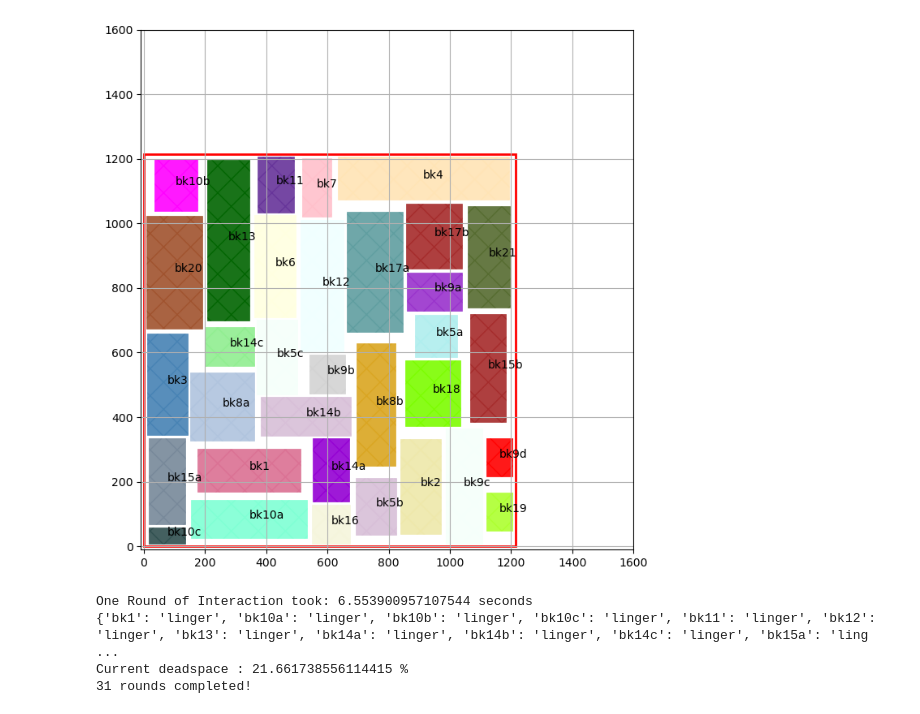
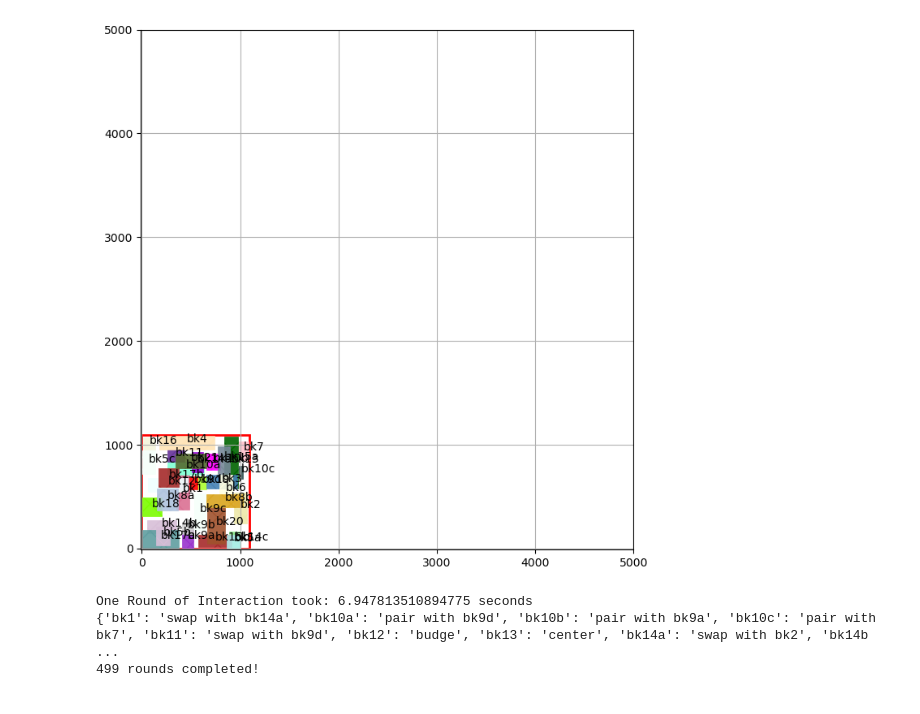
Before and after one commit to TiMo3654/abf, a Jupyter notebook: yal_read_test.ipynb, the cells around one changed output. Drawn from its saved outputs; the diff is of its cells as text; code cells hidden in the pictures.

```diff
--- a/yal_read_test.ipynb
+++ b/yal_read_test.ipynb
@@ -43,46 +44,49 @@ a = plot_participants(layout_zone, p, 1600, 1600)
 participants            = determine_initial_conditions(p, layout_zone, conciliation_quota, critical_amount)
 # %%
 my_cool_pool = ThreadPool(2)
+
+results = {}
 
 with my_cool_pool as mcp:
 
     for i in range(500):
 
         participants, runtime    = one_round_of_interaction(participants, layout_zone, 'interference', conciliation_quota, critical_amount, mcp)
 
-        plot_participants(layout_zone, participants, 1600, 1600)
+        plot_participants(layout_zone, participants, 5000, 5000)
 
         print('One Round of Interaction took: ' + str(runtime) + ' seconds')
 
 
         last_moves = {key : value['last-move'] for key,value in participants.items()}
 
         moves = list(last_moves.values())
 
         print(last_moves)
 
         if moves.count('linger') == len(participants):
 
+            results[str(i)] = copy.deepcopy(participants)
+
             ds = calculate_dead_space(participants, layout_zone)
 
             print('Current deadspace : ' + str(ds) + ' %')
 
-            if ds < 25:
+            if ds < 10:
                 break
 
             else:
                 layout_zone         = scale_layout_zone(layout_zone, 0.9)
 
                 participants        = reset_after_tightening(participants)
 
 
     print(str(i) + ' rounds completed!')
 # %% [output]
-[figure, old version]
+[figure, new version]
-One Round of Interaction took: 6.553900957107544 seconds
-{'bk1': 'linger', 'bk10a': 'linger', 'bk10b': 'linger', 'bk10c': 'linger', 'bk11': 'linger', 'bk12': 'linger', 'bk13': 'linger', 'bk14a': 'linger', 'bk14b': 'linger', 'bk14c': 'linger', 'bk15a': 'ling ...
-Current deadspace : 21.661738556114415 %
-31 rounds completed!
+One Round of Interaction took: 6.947813510894775 seconds
+{'bk1': 'swap with bk14a', 'bk10a': 'pair with bk9d', 'bk10b': 'pair with bk9a', 'bk10c': 'pair with bk7', 'bk11': 'swap with bk9d', 'bk12': 'budge', 'bk13': 'center', 'bk14a': 'swap with bk2', 'bk14b ...
+499 rounds completed!
 # %%
 # from position_export import *
 
```
Also changed, not shown: parts of 2 cells of this notebook, 3 other files.
